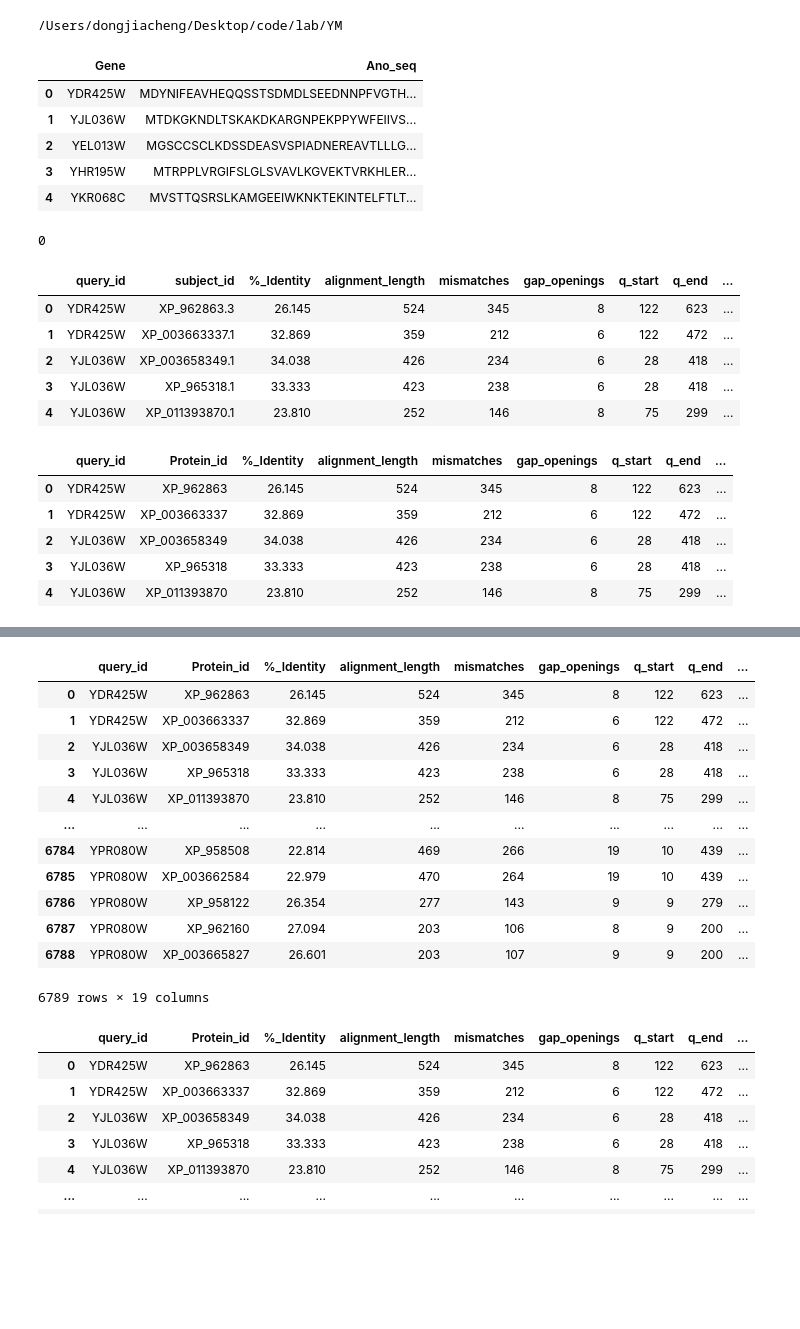
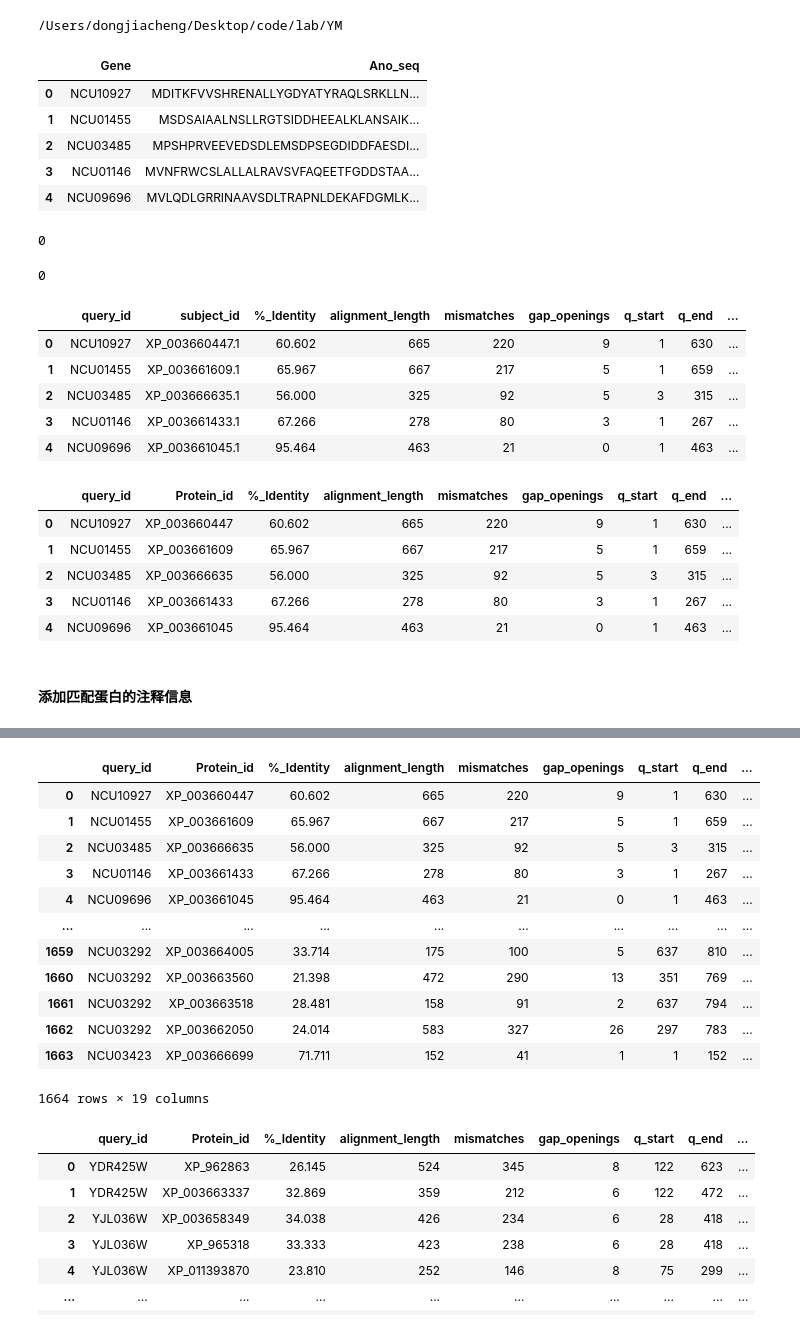
Before and after one commit to dongchen1998/code, a Jupyter notebook: lab/YM/blast-ym.ipynb, the cells around one changed output, grey strips where cells are left out. Cells and saved outputs as stored; diff of their text form; code cells hidden in the pictures; blank space fills up the shorter version.

```diff
--- a/lab/YM/blast-ym.ipynb
+++ b/lab/YM/blast-ym.ipynb
@@ -8,15 +8,16 @@ print(workdir)
 /Users/dongjiacheng/Desktop/code/lab/YM
 # %%
 # pd.读取excel
-df_sc = pd.read_excel('./autophagy gene list-yeast-total 268 gene.xlsx')
+# df_sc = pd.read_excel('./autophagy gene list-yeast-total 268 gene.xlsx')
+df_sc = pd.read_excel('./Nc_蛋白分泌.xlsx',sheet_name='Nc')
 df_sc.head()
 # %% [output]
 |  | Gene | Ano_seq |
-| 0 | YDR425W | MDYNIFEAVHEQQSSTSDMDLSEEDNNPFVGTH... |
-| 1 | YJL036W | MTDKGKNDLTSKAKDKARGNPEKPPYWFEIIVS... |
-| 2 | YEL013W | MGSCCSCLKDSSDEASVSPIADNEREAVTLLLG... |
-| 3 | YHR195W | MTRPPLVRGIFSLGLSVAVLKGVEKTVRKHLER... |
-| 4 | YKR068C | MVSTTQSRSLKAMGEEIWKNKTEKINTELFTLT... |
+| 0 | NCU10927 | MDITKFVVSHRENALLYGDYATYRAQLSRKLLN... |
+| 1 | NCU01455 | MSDSAIAALNSLLRGTSIDDHEEALKLANSAIK... |
+| 2 | NCU03485 | MPSHPRVEEVEDSDLEMSDPSEGDIDDFAESDI... |
+| 3 | NCU01146 | MVNFRWCSLALLALRAVSVFAQEETFGDDSTAA... |
+| 4 | NCU09696 | MVLQDLGRRINAAVSDLTRAPNLDEKAFDGMLK... |
 # %%
 """
 将df_sc中的数据，保存到一个txt中，要求格式如下：
@@ -37,18 +47,22 @@ os.system('blastp -query blast_input_Sc.txt -out blast_output_Sc.txt -db /Users/
 # %% [output]
 0
+# %%
+os.system('blastp -query blast_input_Nc.txt -out blast_output_Nc.txt -db /Users/dongjiacheng/Desktop/code/mtd/tools/blast/db_prot/Myceliophthora_thermophila_ATCC_42464 -outfmt 6 -evalue 1e-6')
+# %% [output]
+0
 # %%
 # 读取blast_output_Sc.txt,
-df_blast = pd.read_csv('blast_output_Sc.txt', sep='\t', header=None).copy()
+df_blast = pd.read_csv('blast_output_Nc.txt', sep='\t', header=None).copy()
 df_blast.columns = ['query_id', 'subject_id', '%_Identity', 'alignment_length ', 'mismatches ', 'gap_openings', 'q_start', 'q_end', 's_start', 's_end', 'e-value', 'bit_score']
 
 df_blast.head()
 # %% [output]
 |  | query_id | subject_id | %_Identity | alignment_length | mismatches | gap_openings | q_start | q_end | ... |
-| 0 | YDR425W | XP_962863.3 | 26.145 | 524 | 345 | 8 | 122 | 623 | ... |
-| 1 | YDR425W | XP_003663337.1 | 32.869 | 359 | 212 | 6 | 122 | 472 | ... |
-| 2 | YJL036W | XP_003658349.1 | 34.038 | 426 | 234 | 6 | 28 | 418 | ... |
-| 3 | YJL036W | XP_965318.1 | 33.333 | 423 | 238 | 6 | 28 | 418 | ... |
-| 4 | YJL036W | XP_011393870.1 | 23.810 | 252 | 146 | 8 | 75 | 299 | ... |
+| 0 | NCU10927 | XP_003660447.1 | 60.602 | 665 | 220 | 9 | 1 | 630 | ... |
+| 1 | NCU01455 | XP_003661609.1 | 65.967 | 667 | 217 | 5 | 1 | 659 | ... |
+| 2 | NCU03485 | XP_003666635.1 | 56.000 | 325 | 92 | 5 | 3 | 315 | ... |
+| 3 | NCU01146 | XP_003661433.1 | 67.266 | 278 | 80 | 3 | 1 | 267 | ... |
+| 4 | NCU09696 | XP_003661045.1 | 95.464 | 463 | 21 | 0 | 1 | 463 | ... |
 # %%
 df_blast['e-value'] = df_blast['e-value'].apply(lambda x: '{:.10f}'.format(x))
 
@@ -61,11 +75,13 @@ df_blast['Protein_id'] = df_blast['Protein_id'].apply(lambda x: x.split('.')[0])
 df_blast.head()
 # %% [output]
 |  | query_id | Protein_id | %_Identity | alignment_length | mismatches | gap_openings | q_start | q_end | ... |
-| 0 | YDR425W | XP_962863 | 26.145 | 524 | 345 | 8 | 122 | 623 | ... |
-| 1 | YDR425W | XP_003663337 | 32.869 | 359 | 212 | 6 | 122 | 472 | ... |
-| 2 | YJL036W | XP_003658349 | 34.038 | 426 | 234 | 6 | 28 | 418 | ... |
-| 3 | YJL036W | XP_965318 | 33.333 | 423 | 238 | 6 | 28 | 418 | ... |
-| 4 | YJL036W | XP_011393870 | 23.810 | 252 | 146 | 8 | 75 | 299 | ... |
+| 0 | NCU10927 | XP_003660447 | 60.602 | 665 | 220 | 9 | 1 | 630 | ... |
+| 1 | NCU01455 | XP_003661609 | 65.967 | 667 | 217 | 5 | 1 | 659 | ... |
+| 2 | NCU03485 | XP_003666635 | 56.000 | 325 | 92 | 5 | 3 | 315 | ... |
+| 3 | NCU01146 | XP_003661433 | 67.266 | 278 | 80 | 3 | 1 | 267 | ... |
+| 4 | NCU09696 | XP_003661045 | 95.464 | 463 | 21 | 0 | 1 | 463 | ... |
+# %% [markdown]
+#### 添加匹配蛋白的注释信息
 # %%
 # 读取Mt-Gene_information.tsv
 df_mt = pd.read_csv('./Mt-Gene_information.tsv', sep='\t').copy()
@@ -101,18 +117,18 @@ df_1 = pd.merge(df_blast, df_mt, on='Protein_id', how='left')
 df_1
 # %% [output]
 |  | query_id | Protein_id | %_Identity | alignment_length | mismatches | gap_openings | q_start | q_end | ... |
-| 0 | YDR425W | XP_962863 | 26.145 | 524 | 345 | 8 | 122 | 623 | ... |
-| 1 | YDR425W | XP_003663337 | 32.869 | 359 | 212 | 6 | 122 | 472 | ... |
-| 2 | YJL036W | XP_003658349 | 34.038 | 426 | 234 | 6 | 28 | 418 | ... |
-| 3 | YJL036W | XP_965318 | 33.333 | 423 | 238 | 6 | 28 | 418 | ... |
-| 4 | YJL036W | XP_011393870 | 23.810 | 252 | 146 | 8 | 75 | 299 | ... |
+| 0 | NCU10927 | XP_003660447 | 60.602 | 665 | 220 | 9 | 1 | 630 | ... |
+| 1 | NCU01455 | XP_003661609 | 65.967 | 667 | 217 | 5 | 1 | 659 | ... |
+| 2 | NCU03485 | XP_003666635 | 56.000 | 325 | 92 | 5 | 3 | 315 | ... |
+| 3 | NCU01146 | XP_003661433 | 67.266 | 278 | 80 | 3 | 1 | 267 | ... |
+| 4 | NCU09696 | XP_003661045 | 95.464 | 463 | 21 | 0 | 1 | 463 | ... |
 | ... | ... | ... | ... | ... | ... | ... | ... | ... | ... |
-| 6784 | YPR080W | XP_958508 | 22.814 | 469 | 266 | 19 | 10 | 439 | ... |
-| 6785 | YPR080W | XP_003662584 | 22.979 | 470 | 264 | 19 | 10 | 439 | ... |
-| 6786 | YPR080W | XP_958122 | 26.354 | 277 | 143 | 9 | 9 | 279 | ... |
-| 6787 | YPR080W | XP_962160 | 27.094 | 203 | 106 | 8 | 9 | 200 | ... |
-| 6788 | YPR080W | XP_003665827 | 26.601 | 203 | 107 | 9 | 9 | 200 | ... |
+| 1659 | NCU03292 | XP_003664005 | 33.714 | 175 | 100 | 5 | 637 | 810 | ... |
+| 1660 | NCU03292 | XP_003663560 | 21.398 | 472 | 290 | 13 | 351 | 769 | ... |
+| 1661 | NCU03292 | XP_003663518 | 28.481 | 158 | 91 | 2 | 637 | 794 | ... |
+| 1662 | NCU03292 | XP_003662050 | 24.014 | 583 | 327 | 26 | 297 | 783 | ... |
+| 1663 | NCU03423 | XP_003666699 | 71.711 | 152 | 41 | 1 | 1 | 152 | ... |
-6789 rows × 19 columns
+1664 rows × 19 columns
 # %%
 # 如果df_1中的Protein_id与df_nc中Protein_id是一样的
 # 那么就将df_nc中的Gene、Description、Pathway Name、Pathway ID、GO ID、PFAM、Amino_acid_sequence添加到df_1中
```
Also changed, not shown: parts of 3 cells of this notebook, 9 other files.
